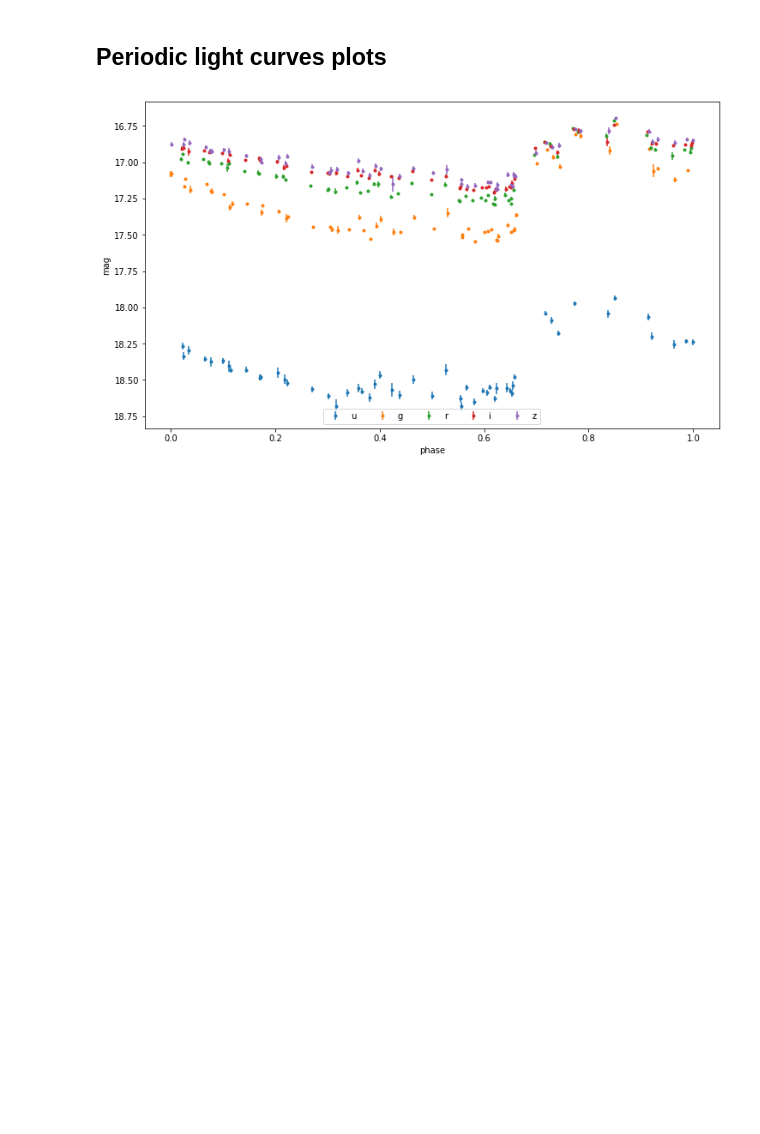
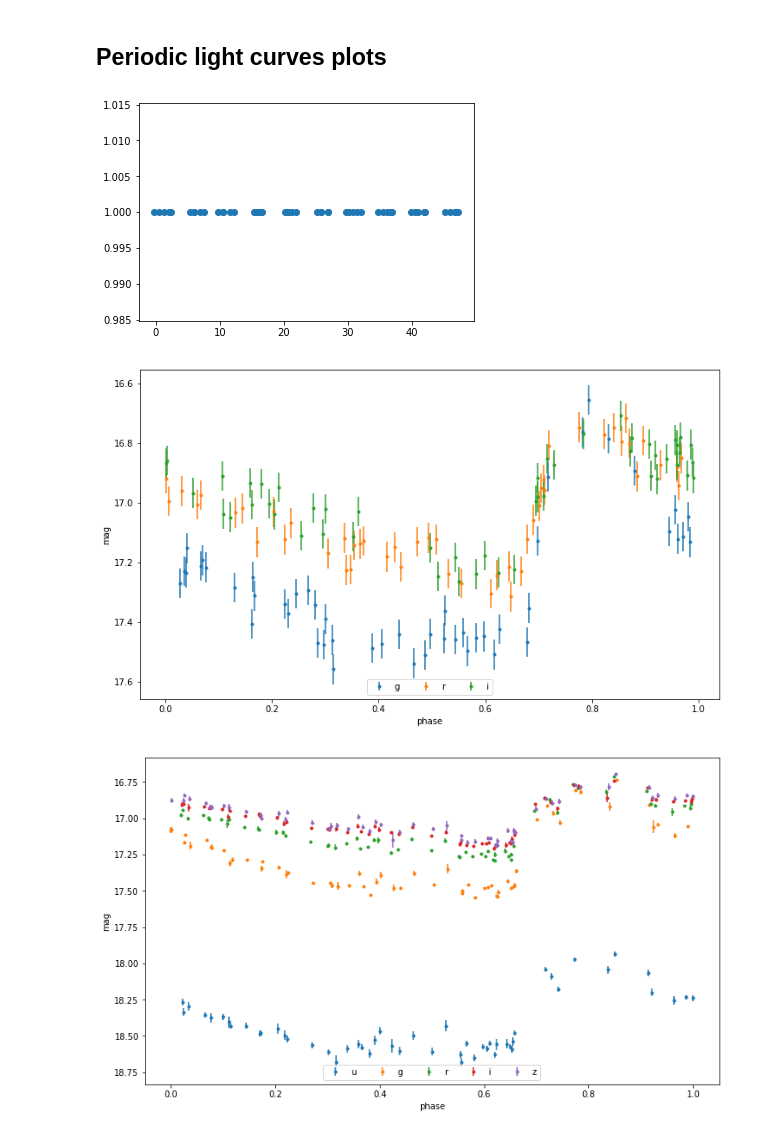
Before and after one commit to rodrigcd/thesis_plots, a Jupyter notebook: Chapter_2_astronomy.ipynb, the cells around one changed output. Saved outputs shown, nothing was run; the diff lists cells and outputs as text; code cells hidden in the pictures; blank space fills up the shorter version.

```diff
--- a/Chapter_2_astronomy.ipynb
+++ b/Chapter_2_astronomy.ipynb
@@ -73,3 +73,39 @@ plt.show()
 # Dipole
 # %% [markdown]
 ## Periodic light curves plots
+# %%
+periodic_lightcurves = {}
+
+basic_cadence = np.linspace(start=0, stop=2, num=5)
+simulated_cadence = {"g":[], "r":[], "i":[]}
+for band in "gri":
+    for i in range(10):
+        simulated_cadence[band].append(basic_cadence + i*5 + np.random.normal(scale = 0.3, size=(len(basic_cadence,))))
+    simulated_cadence[band] = np.concatenate(simulated_cadence[band])
+    simulated_cadence[band] = np.sort(simulated_cadence[band])
+plt.scatter(simulated_cadence[band], np.ones(shape=(len(simulated_cadence[band],) )))
+plt.show()
+
+rrlyrae = datasets.fetch_rrlyrae()
+lcid = rrlyrae.ids[0]
+
+# Set up the generated lightcurve
+gen = datasets.RRLyraeGenerated(lcid, random_state=0)
+
+fig, ax = plt.subplots(figsize=(12,7))
+for shot, band in enumerate('gri'):
+    mag_gen = gen.generated(band, simulated_cadence[band], 0.05)
+    period = gen.period
+    phase = ((simulated_cadence[band]) / period) % 1
+
+    errorbar = ax.errorbar(phase, mag_gen, np.ones(shape=(len(mag_gen),))*0.05, fmt='.', label=band)
+    color = errorbar.lines[0].get_color()
+    periodic_lightcurves["rrlyrae"] = {band: {"phase": phase, "mag": mag_gen, "error_mag": np.ones(shape=(len(mag_gen),))*0.05}}
+
+ax.set(xlabel='phase', ylabel='mag')
+ax.invert_yaxis()
+ax.legend(loc='lower center', ncol=5, numpoints=1)
+plt.show()
+# %% [output]
+[figure, added]
+[figure, added]
```
Also changed, not shown: parts of 1 cell of this notebook, 2 other files.
